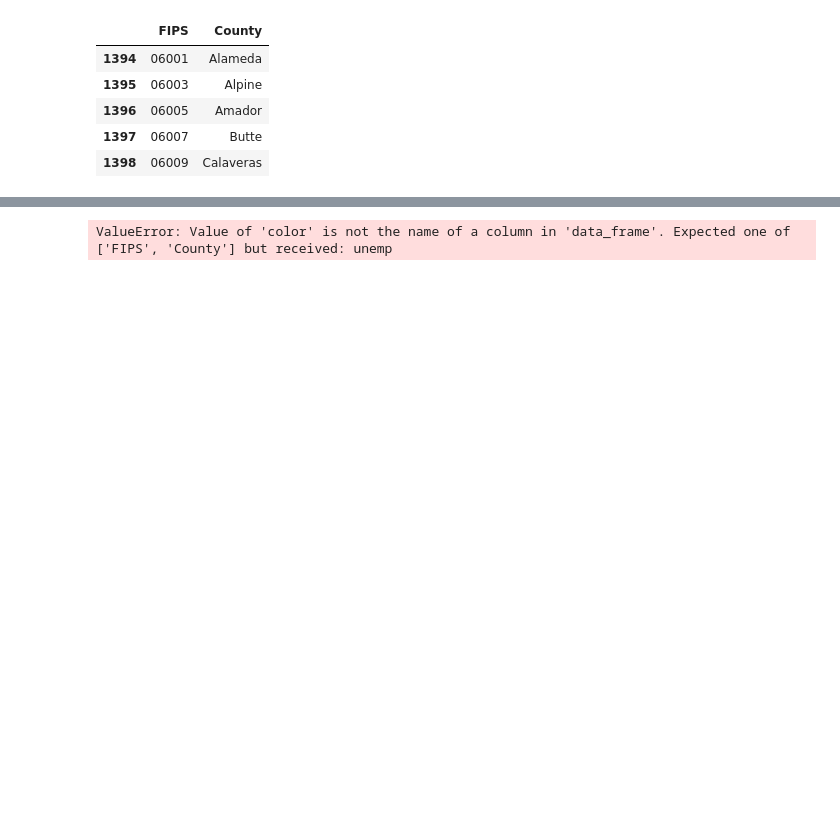
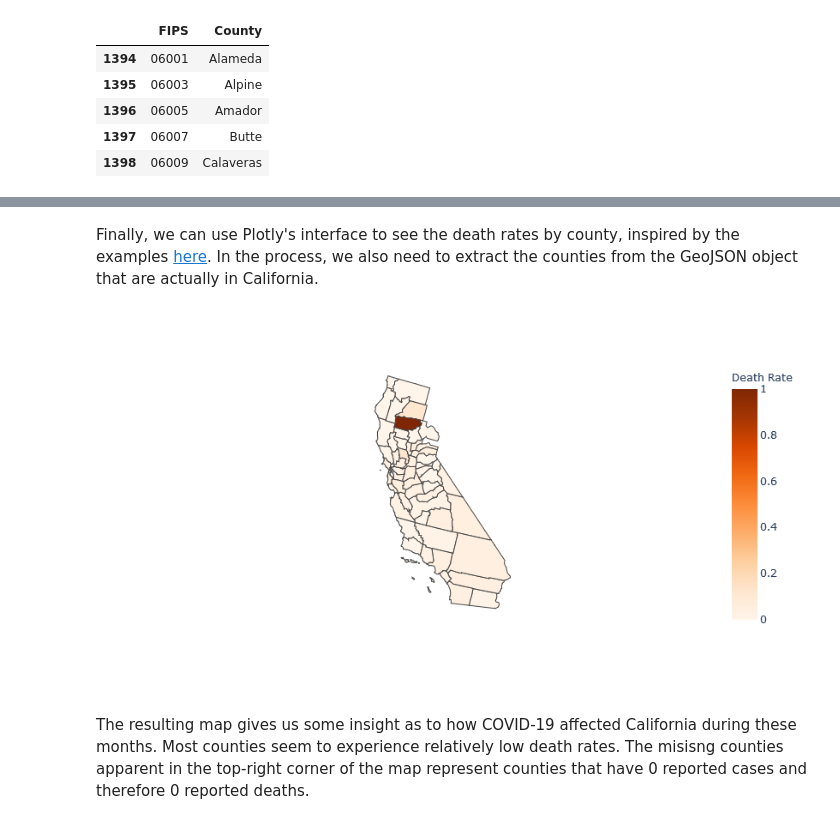
Before and after one commit to jrtran/DS_Blog_COVID, a Jupyter notebook: DS_Blog_COVID_Notebook.ipynb, the cells around one changed output, grey strips where cells are left out. Drawn from its saved outputs; the diff is of its cells as text; code cells hidden in the pictures; blank space fills up the shorter version.

Commit message:
adding correct plotly map

```diff
--- a/DS_Blog_COVID_Notebook.ipynb
+++ b/DS_Blog_COVID_Notebook.ipynb
@@ -264,0 +251,3 @@ dict_keys(['06001', '06003', '06005', '06007', '06009', '06011', '06013', '06015
+# %%
+fips_covid = fips_ca.merge(covid_totals, on = 'County')
+fips_covid.head()
@@ -265,21 +261,24 @@ dict_keys(['06001', '06003', '06005', '06007', '06009', '06011', '06013', '06015
+# %% [markdown]
+Finally, we can use Plotly's interface to see the death rates by county, inspired by the examples [here](https://plotly.com/python/choropleth-maps/#united-states-choropleth-map). In the process, we also need to extract the counties from the GeoJSON object that are actually in California.
 # %%
 from urllib.request import urlopen
 import json
 with urlopen('https://raw.githubusercontent.com/plotly/datasets/master/geojson-counties-fips.json') as response:
     counties = json.load(response)
 
-import pandas as pd
-df = pd.read_csv("https://raw.githubusercontent.com/plotly/datasets/master/fips-unemp-16.csv",
-                   dtype={"fips": str})
+# extract California counties only
+ca_counties_list = [county for county in counties['features'] if county['properties']['STATE'] == '06']
+ca_counties =  {'type': 'FeatureCollection', 'features': ca_counties} # revert to a FeatureCollection object
 
 import plotly.express as px
 
-fig = px.choropleth(fips_ca, geojson=counties, locations=fips_ca.FIPS, color='unemp',
-                           color_continuous_scale="Viridis",
-                           range_color=(0, 12),
-                           scope="usa"
-                          )
-fig.update_layout(margin={"r":0,"t":0,"l":0,"b":0})
+fig = px.choropleth(fips_covid, geojson = test, locations = fips_covid.County,
+                    color = 'Death_Rate', color_continuous_scale = 'oranges',
+                    featureidkey = 'properties.NAME',
+                    scope = 'usa', labels = {'Death_Rate':'Death Rate'})
+fig.update_geos(fitbounds = 'locations', visible=False)
 fig.show()
 # %% [output]
-ValueError: Value of 'color' is not the name of a column in 'data_frame'. Expected one of ['FIPS', 'County'] but received: unemp
+[figure, added]
+# %% [markdown]
+The resulting map gives us some insight as to how COVID-19 affected California during these months. Most counties seem to experience relatively low death rates. The misisng counties apparent in the top-right corner of the map represent counties that have 0 reported cases and therefore 0 reported deaths.
```
Also changed, not shown: parts of 12 cells of this notebook.
